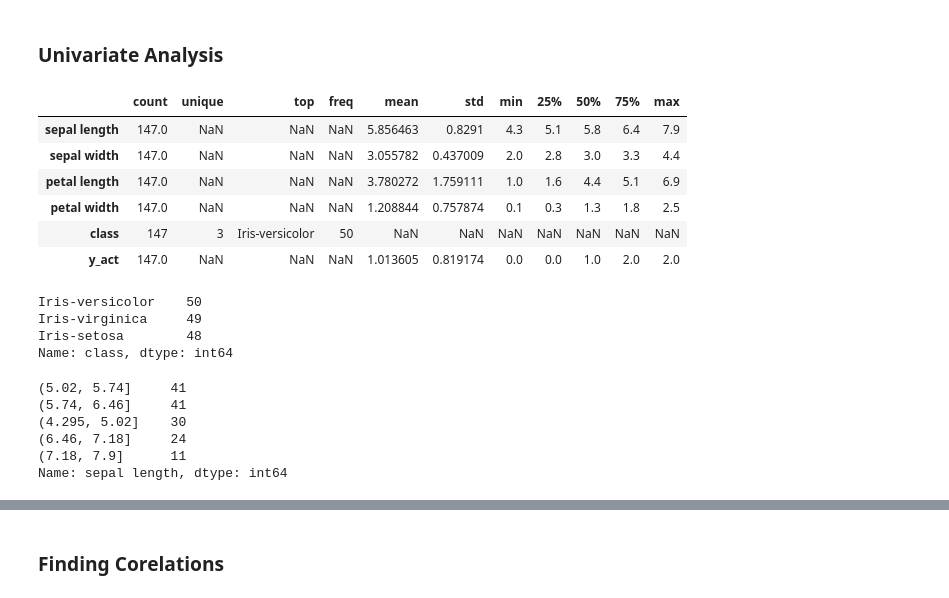
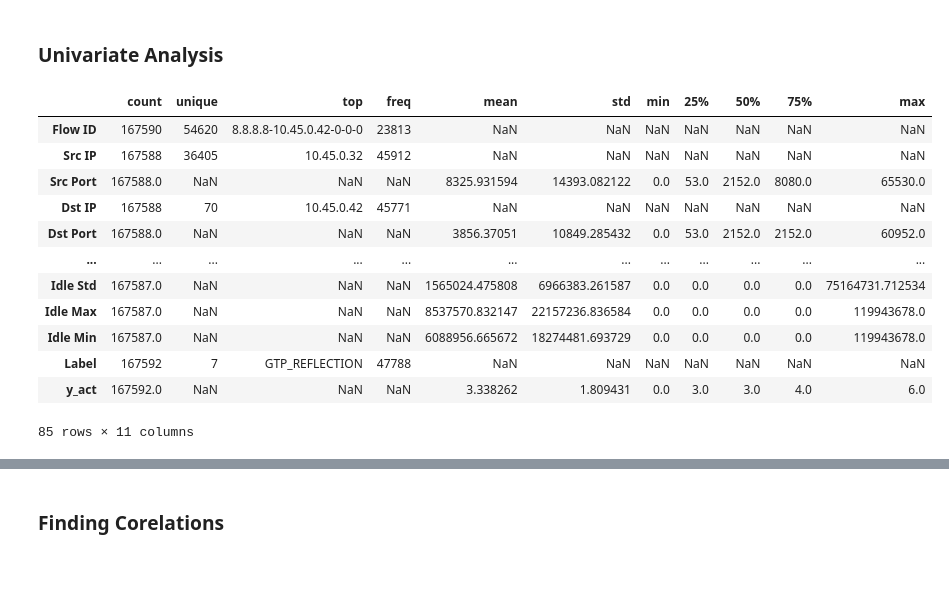
Before and after one commit to SurangaPrasad/attack_dataset_classification, a Jupyter notebook: 08_SupervisedMachineLearning_Classification.ipynb, the cells around one changed output, grey strips where cells are left out. Cells and saved outputs as stored; diff of their text form; code cells hidden in the pictures; blank space fills up the shorter version.

```diff
--- a/08_SupervisedMachineLearning_Classification.ipynb
+++ b/08_SupervisedMachineLearning_Classification.ipynb
@@ -63 +30,10 @@ data.describe(include='all').transpose()
+# %%
+path = 'csv_files'
+
+# Get a list of all CSV files in the directory
+csv_files = glob.glob(os.path.join(path, "*.csv"))
+
+# Read and combine all CSV files into a single DataFrame
+dataframes = [pd.read_csv(file) for file in csv_files]
+combined_dataframe = pd.concat(dataframes, ignore_index=True)
 # %%
@@ -100,6 +81,6 @@ duplicates
 # %%
 # Remove duplicates
-data.drop_duplicates(keep='first', inplace=True)
-data.describe(include='all').transpose()
+combined_dataframe.drop_duplicates(keep='first', inplace=True)
+combined_dataframe.describe(include='all').transpose()
 # %% [output]
 |  | count | unique | top | freq | mean | std | min | 25% | 50% | 75% | max |
@@ -118,9 +107,13 @@ array(['Iris-setosa', 'Iris-versicolor', 'Iris-virginica'], dtype=object)
 # %%
 # Assign numbers to class labels (label number by count)
-data['y_act'] = data['class']
-data['y_act'].replace('Iris-setosa', 0, inplace=True)
-data['y_act'].replace('Iris-virginica', 1, inplace=True)
-data['y_act'].replace('Iris-versicolor', 2, inplace=True)
+combined_dataframe['y_act'] = combined_dataframe['Label']
+combined_dataframe['y_act'].replace('BENIGN', 0, inplace=True)
+combined_dataframe['y_act'].replace('ICMP_DDOS', 1, inplace=True)
+combined_dataframe['y_act'].replace('UDP_DDOS', 2, inplace=True)
+combined_dataframe['y_act'].replace('GTP_REFLECTION', 3, inplace=True)
+combined_dataframe['y_act'].replace('TCP_DDOS', 4, inplace=True)
+combined_dataframe['y_act'].replace('GTP_ENCAPSULATION', 5, inplace=True)
+combined_dataframe['y_act'].replace('GTP_MALFORMED', 6, inplace=True)
 
-data.sample(5)
+combined_dataframe.sample(5)
 # %% [output]
@@ -133,13 +144,17 @@ data.sample(5)
 # %%
 # Provide replacement dictionary object to do the same above
 
-data['y_act'] = data['class']
+combined_dataframe['y_act'] = combined_dataframe['Label']
 
-replacements_dict = {'Iris-setosa':0,
-                     'Iris-virginica':1,
-                     'Iris-versicolor':2}
+replacements_dict = {'BENIGN':0,
+                     'ICMP_DDOS':1,
+                     'UDP_DDOS':2,
+                     'GTP_REFLECTION':3,
+                     'TCP_DDOS':4,
+                     'GTP_ENCAPSULATION':5,
+                     'GTP_MALFORMED':6}
 
-data['y_act'].replace(replacements_dict, inplace=True)
+combined_dataframe['y_act'].replace(replacements_dict, inplace=True)
 
-data.sample(5)
+combined_dataframe.sample(5)
 # %% [output]
@@ -172,28 +196,18 @@ memory usage: 8.0+ KB
 # %% [markdown]
 ### Univariate Analysis
 # %%
-data.describe(include='all').transpose()
+combined_dataframe.describe(include='all').transpose()
 # %% [output]
 |  | count | unique | top | freq | mean | std | min | 25% | 50% | 75% | max |
-| sepal length | 147.0 | NaN | NaN | NaN | 5.856463 | 0.8291 | 4.3 | 5.1 | 5.8 | 6.4 | 7.9 |
-| sepal width | 147.0 | NaN | NaN | NaN | 3.055782 | 0.437009 | 2.0 | 2.8 | 3.0 | 3.3 | 4.4 |
-| petal length | 147.0 | NaN | NaN | NaN | 3.780272 | 1.759111 | 1.0 | 1.6 | 4.4 | 5.1 | 6.9 |
-| petal width | 147.0 | NaN | NaN | NaN | 1.208844 | 0.757874 | 0.1 | 0.3 | 1.3 | 1.8 | 2.5 |
-| class | 147 | 3 | Iris-versicolor | 50 | NaN | NaN | NaN | NaN | NaN | NaN | NaN |
-| y_act | 147.0 | NaN | NaN | NaN | 1.013605 | 0.819174 | 0.0 | 0.0 | 1.0 | 2.0 | 2.0 |
+| Flow ID | 167590 | 54620 | 8.8.8.8-10.45.0.42-0-0-0 | 23813 | NaN | NaN | NaN | NaN | NaN | NaN | NaN |
+| Src IP | 167588 | 36405 | 10.45.0.32 | 45912 | NaN | NaN | NaN | NaN | NaN | NaN | NaN |
+| Src Port | 167588.0 | NaN | NaN | NaN | 8325.931594 | 14393.082122 | 0.0 | 53.0 | 2152.0 | 8080.0 | 65530.0 |
+| Dst IP | 167588 | 70 | 10.45.0.42 | 45771 | NaN | NaN | NaN | NaN | NaN | NaN | NaN |
+| Dst Port | 167588.0 | NaN | NaN | NaN | 3856.37051 | 10849.285432 | 0.0 | 53.0 | 2152.0 | 2152.0 | 60952.0 |
+| ... | ... | ... | ... | ... | ... | ... | ... | ... | ... | ... | ... |
+| Idle Std | 167587.0 | NaN | NaN | NaN | 1565024.475808 | 6966383.261587 | 0.0 | 0.0 | 0.0 | 0.0 | 75164731.712534 |
+| Idle Max | 167587.0 | NaN | NaN | NaN | 8537570.832147 | 22157236.836584 | 0.0 | 0.0 | 0.0 | 0.0 | 119943678.0 |
+| Idle Min | 167587.0 | NaN | NaN | NaN | 6088956.665672 | 18274481.693729 | 0.0 | 0.0 | 0.0 | 0.0 | 119943678.0 |
+| Label | 167592 | 7 | GTP_REFLECTION | 47788 | NaN | NaN | NaN | NaN | NaN | NaN | NaN |
+| y_act | 167592.0 | NaN | NaN | NaN | 3.338262 | 1.809431 | 0.0 | 3.0 | 3.0 | 4.0 | 6.0 |
+85 rows × 11 columns
-# %%
-data['class'].value_counts()
-# %% [output]
-Iris-versicolor    50
-Iris-virginica     49
-Iris-setosa        48
-Name: class, dtype: int64
-# %%
-data['sepal length'].value_counts(bins=5)
-# %% [output]
-(5.02, 5.74]     41
-(5.74, 6.46]     41
-(4.295, 5.02]    30
-(6.46, 7.18]     24
-(7.18, 7.9]      11
-Name: sepal length, dtype: int64
```
Also changed, not shown: parts of 71 cells of this notebook, 1 other file.
